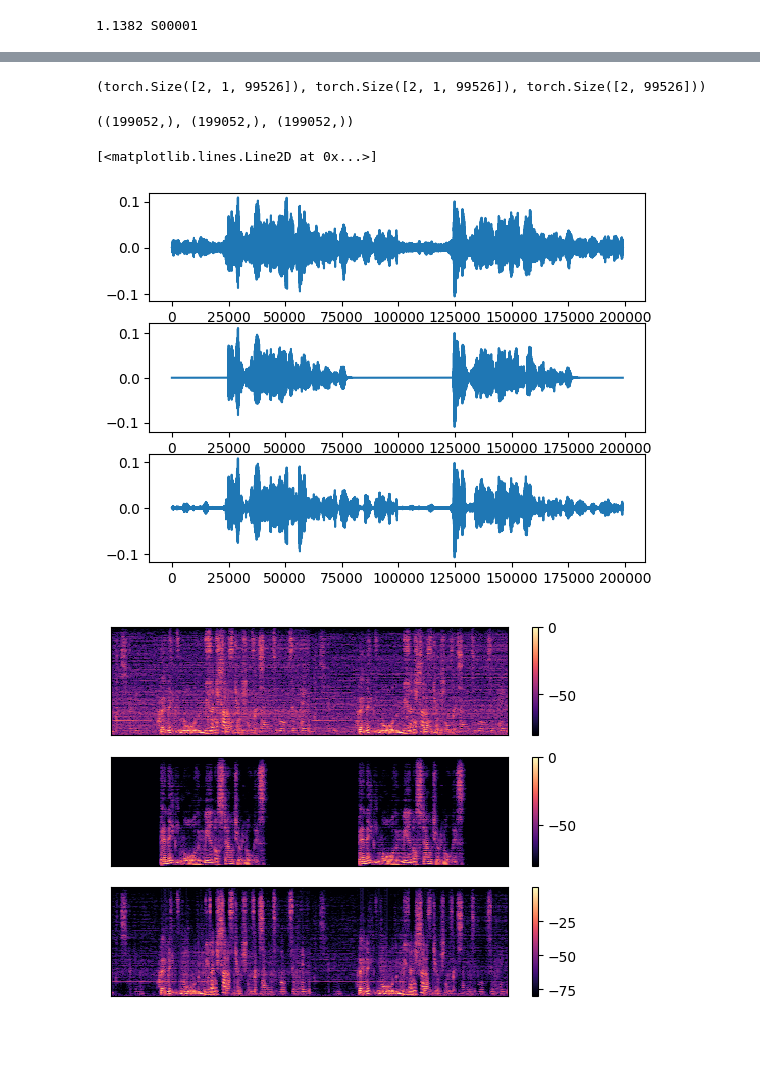
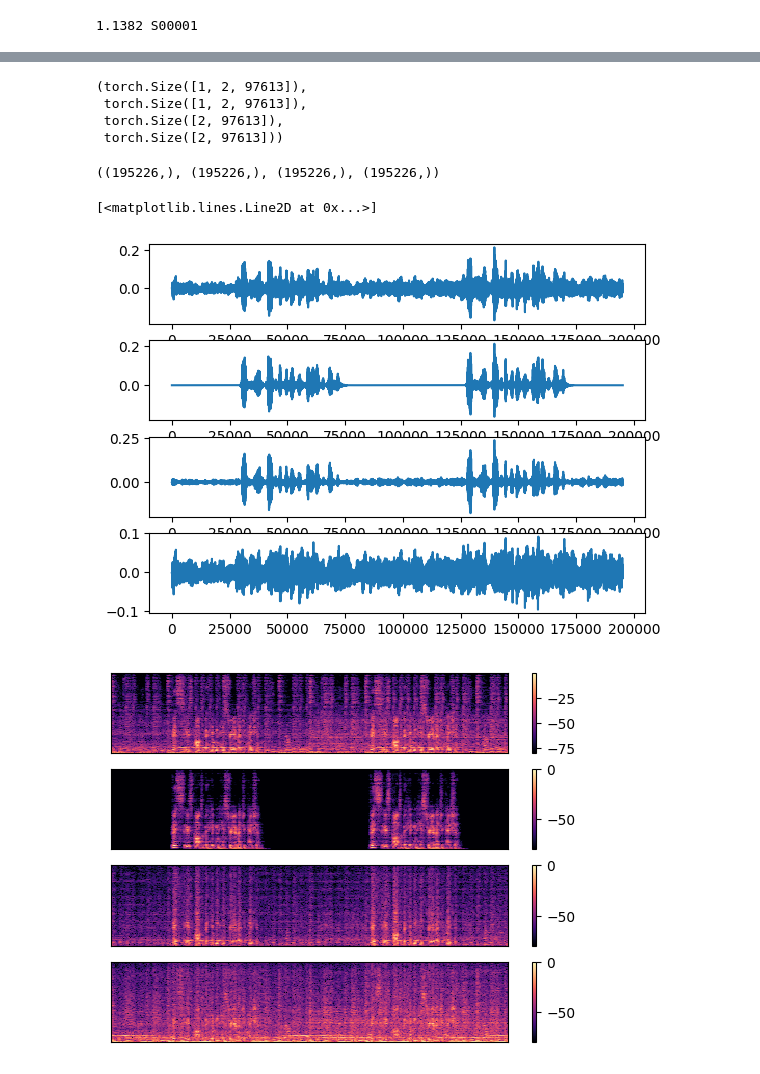
Before and after one commit to ooshyun/ClarityChallenge2023, a Jupyter notebook: inference.ipynb, the cells around one changed output, grey strips where cells are left out. Saved outputs shown, nothing was run; the diff lists cells and outputs as text; code cells hidden in the pictures; blank space fills up the shorter version.

Commit message:
add compatability with conv-tasnet for speech separation

```diff
--- a/inference.ipynb
+++ b/inference.ipynb
@@ -170,4 +184,4 @@ torch.Size([2, 1, 99526])
 # %%
-enhanced = evaluate(mixture=mixture, model=model, device=device, config=args)
+enhanced = evaluate(mixture=mixture[None], model=model, device=device, config=args)
 # %%
 assert enhanced.shape[-1] == mixture.shape[-1] == clean.shape[-1]
@@ -176,4 +188,15 @@ enhanced = enhanced.detach().cpu()
+# %%
+enhanced = enhanced.detach().cpu()
+if args.default.dset.name == "Clarity" and args.model.name in ("demucs", "conv-tasnet"):
+    enhanced_0 = enhanced[:, 0, ...]
+    enhanced_1 = enhanced[:, 1, ...]
+else:
+    enhanced_0 = enhanced
+    enhanced_1 = enhanced
 # %%
-enhanced.shape, mixture.shape, clean.shape
+enhanced_0.shape, enhanced_1.shape, mixture.shape, clean.shape
 # %% [output]
-(torch.Size([2, 1, 99526]), torch.Size([2, 1, 99526]), torch.Size([2, 99526]))
+(torch.Size([1, 2, 97613]),
+ torch.Size([1, 2, 97613]),
+ torch.Size([2, 97613]),
+ torch.Size([2, 97613]))
@@ -180,38 +208,37 @@ enhanced.shape, mixture.shape, clean.shape
 # %%
-enhanced_np = enhanced.flatten().numpy()
+enhanced_0_np = enhanced_0.flatten().numpy()
+enhanced_1_np = enhanced_1.flatten().numpy()
 mixture_np = mixture.flatten().numpy()
 clean_np = clean.flatten().numpy()
-# %%
-enhanced_np = enhanced_np[:]
-mixture_np = mixture_np[:]
-clean_np = clean_np[:]
 # %%
-enhanced_np.shape, mixture_np.shape, clean_np.shape
+enhanced_0_np.shape, enhanced_1_np.shape, mixture_np.shape, clean_np.shape
 # %% [output]
-((199052,), (199052,), (199052,))
+((195226,), (195226,), (195226,), (195226,))
 # %%
-fig, (ax0, ax1, ax2) = plt.subplots(nrows=3)
+fig, (ax0, ax1, ax2, ax3) = plt.subplots(nrows=4)
 
 ax0.plot(mixture_np)
 ax1.plot(clean_np)
-ax2.plot(enhanced_np)
+ax2.plot(enhanced_0_np)
+ax3.plot(enhanced_1_np)
 # %% [output]
 [<matplotlib.lines.Line2D at 0x...>]
-[figure, old version]
+[figure, new version]
 # %%
-fig, (ax0, ax1, ax2) = plt.subplots(3, 1, sharey=True)
+fig, (ax0, ax1, ax2, ax3) = plt.subplots(nrows=4, sharey=True)
 
 def show_stft(y, _fig, _ax):
     D = librosa.stft(y)  # STFT of y
     S_db = librosa.amplitude_to_db(np.abs(D), ref=np.max)
     img = librosa.display.specshow(S_db, ax=_ax)
     _fig.colorbar(img, ax=_ax)
 
 show_stft(mixture_np, fig, ax0)
 show_stft(clean_np, fig, ax1)
-show_stft(enhanced_np, fig, ax2)
+show_stft(enhanced_0_np, fig, ax2)
+show_stft(enhanced_1_np, fig, ax3)
 # %% [output]
-[figure, old version]
+[figure, new version]
 # %%
 ipd.Audio(mixture_np, rate=args.dset.sample_rate)
 # %% [output]
```
Also changed, not shown: parts of 14 cells of this notebook, 3 other files.
